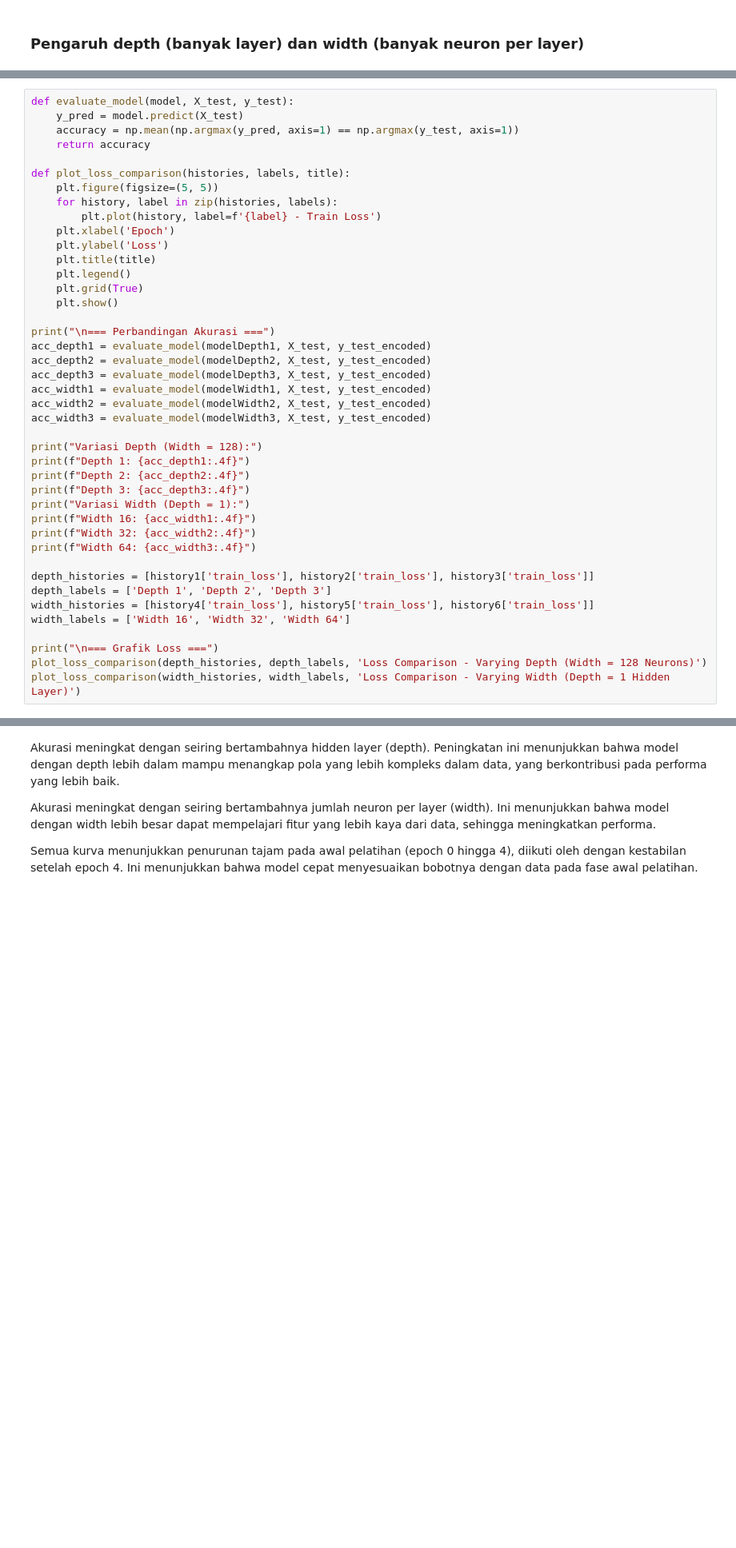
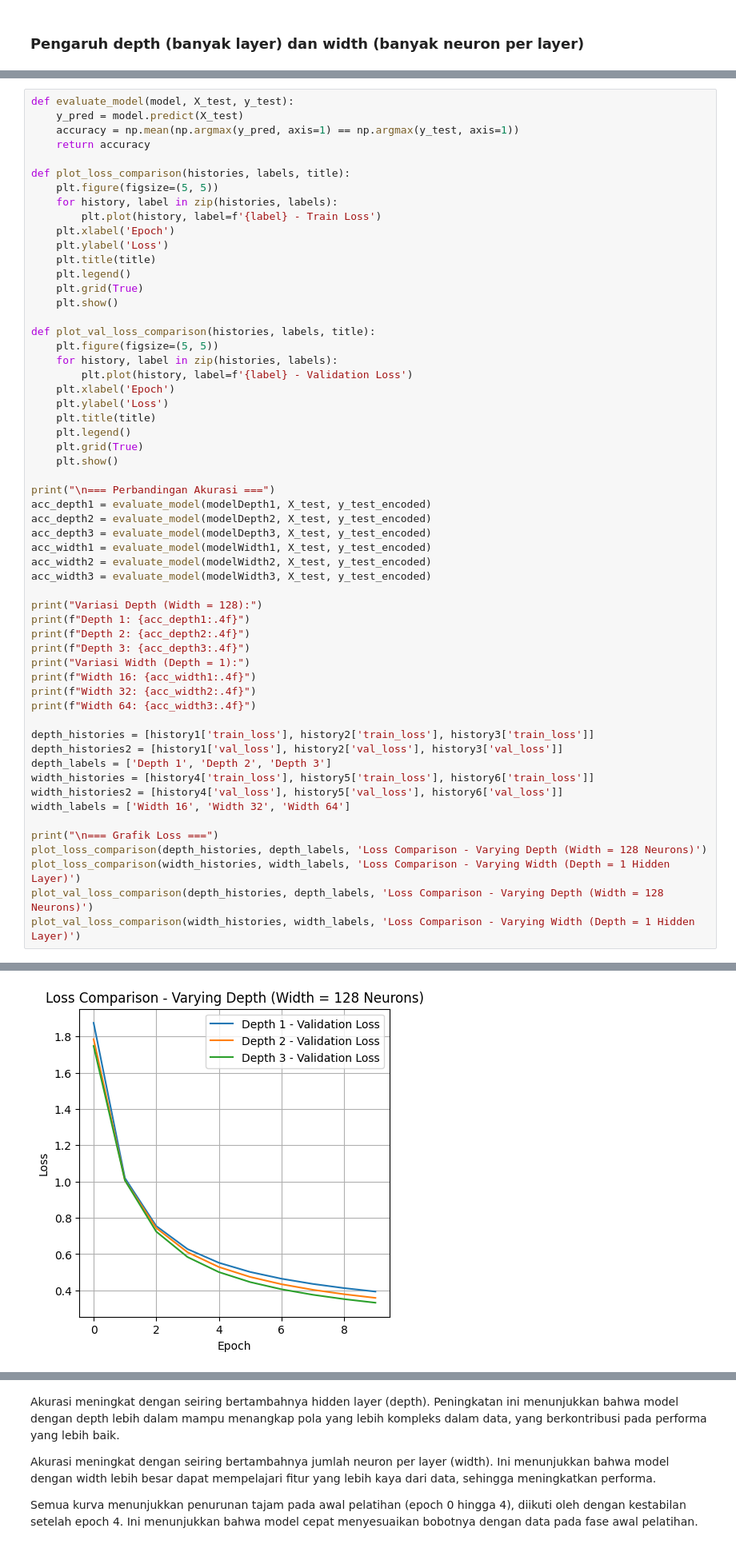
Before and after one commit to 0x0wen/FFNeuralNetwork, a Jupyter notebook: src/testFFNN1.ipynb, the cells around one changed output, grey strips where cells are left out. Shown at 80% size. Cells and saved outputs as stored; diff of their text form; blank space fills up the shorter version.

```diff
--- a/src/testFFNN1.ipynb
+++ b/src/testFFNN1.ipynb
@@ -188,6 +188,17 @@ def plot_loss_comparison(histories, labels, title):
     plt.figure(figsize=(5, 5))
     for history, label in zip(histories, labels):
         plt.plot(history, label=f'{label} - Train Loss')
+    plt.xlabel('Epoch')
+    plt.ylabel('Loss')
+    plt.title(title)
+    plt.legend()
+    plt.grid(True)
+    plt.show()
+
+def plot_val_loss_comparison(histories, labels, title):
+    plt.figure(figsize=(5, 5))
+    for history, label in zip(histories, labels):
+        plt.plot(history, label=f'{label} - Validation Loss')
     plt.xlabel('Epoch')
     plt.ylabel('Loss')
     plt.title(title)
@@ -207,30 +218,35 @@ print("Variasi Depth (Width = 128):")
 print(f"Depth 1: {acc_depth1:.4f}")
 print(f"Depth 2: {acc_depth2:.4f}")
 print(f"Depth 3: {acc_depth3:.4f}")
 print("Variasi Width (Depth = 1):")
 print(f"Width 16: {acc_width1:.4f}")
 print(f"Width 32: {acc_width2:.4f}")
 print(f"Width 64: {acc_width3:.4f}")
 
 depth_histories = [history1['train_loss'], history2['train_loss'], history3['train_loss']]
+depth_histories2 = [history1['val_loss'], history2['val_loss'], history3['val_loss']]
 depth_labels = ['Depth 1', 'Depth 2', 'Depth 3']
 width_histories = [history4['train_loss'], history5['train_loss'], history6['train_loss']]
+width_histories2 = [history4['val_loss'], history5['val_loss'], history6['val_loss']]
 width_labels = ['Width 16', 'Width 32', 'Width 64']
 
 print("\n=== Grafik Loss ===")
 plot_loss_comparison(depth_histories, depth_labels, 'Loss Comparison - Varying Depth (Width = 128 Neurons)')
 plot_loss_comparison(width_histories, width_labels, 'Loss Comparison - Varying Width (Depth = 1 Hidden Layer)')
+plot_val_loss_comparison(depth_histories, depth_labels, 'Loss Comparison - Varying Depth (Width = 128 Neurons)')
+plot_val_loss_comparison(width_histories, width_labels, 'Loss Comparison - Varying Width (Depth = 1 Hidden Layer)')
 # %% [output]
 === Perbandingan Akurasi ===
 Variasi Depth (Width = 128):
 Depth 1: 0.8903
 Depth 2: 0.8989
 Depth 3: 0.9016
 Variasi Width (Depth = 1):
 Width 16: 0.8716
 Width 32: 0.8815
 Width 64: 0.8890
 
 === Grafik Loss ===
 [figure]
 [figure]
+[figure, added]
```
Also changed, not shown: parts of 4 cells of this notebook, 1 other file.
